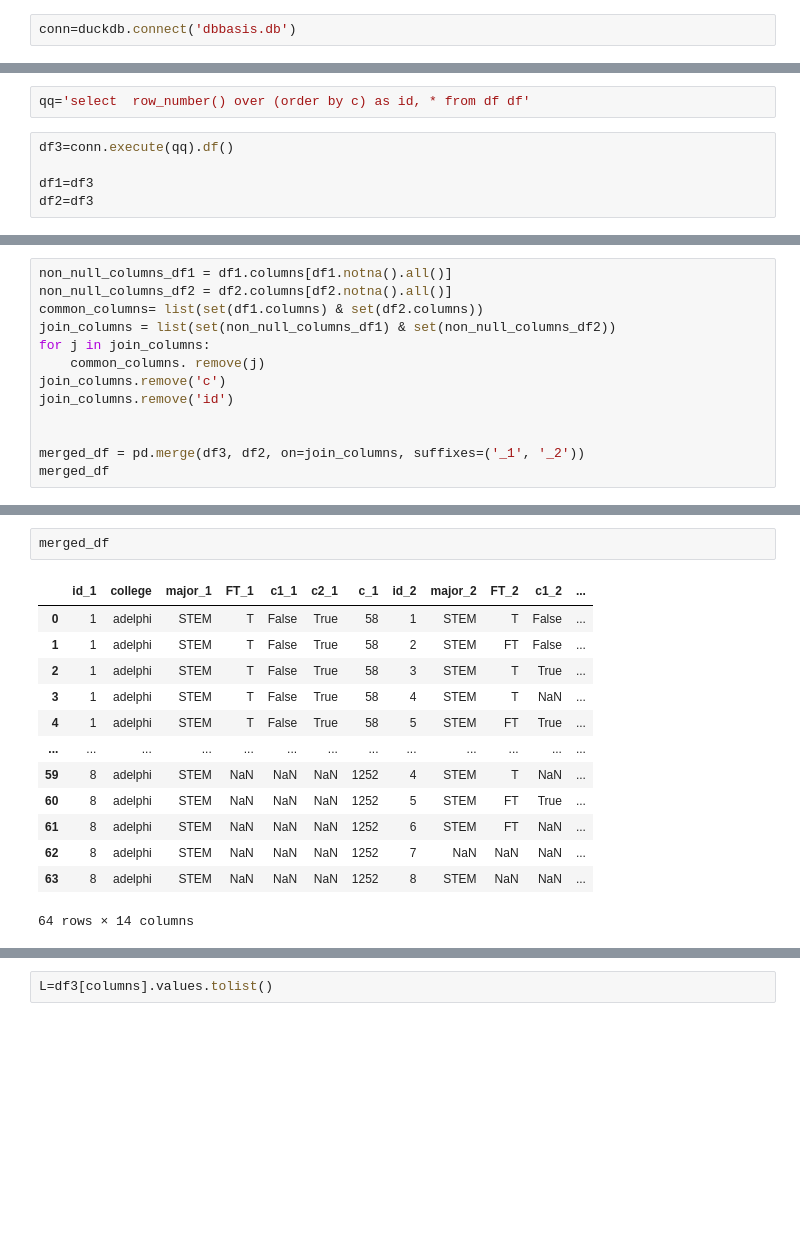
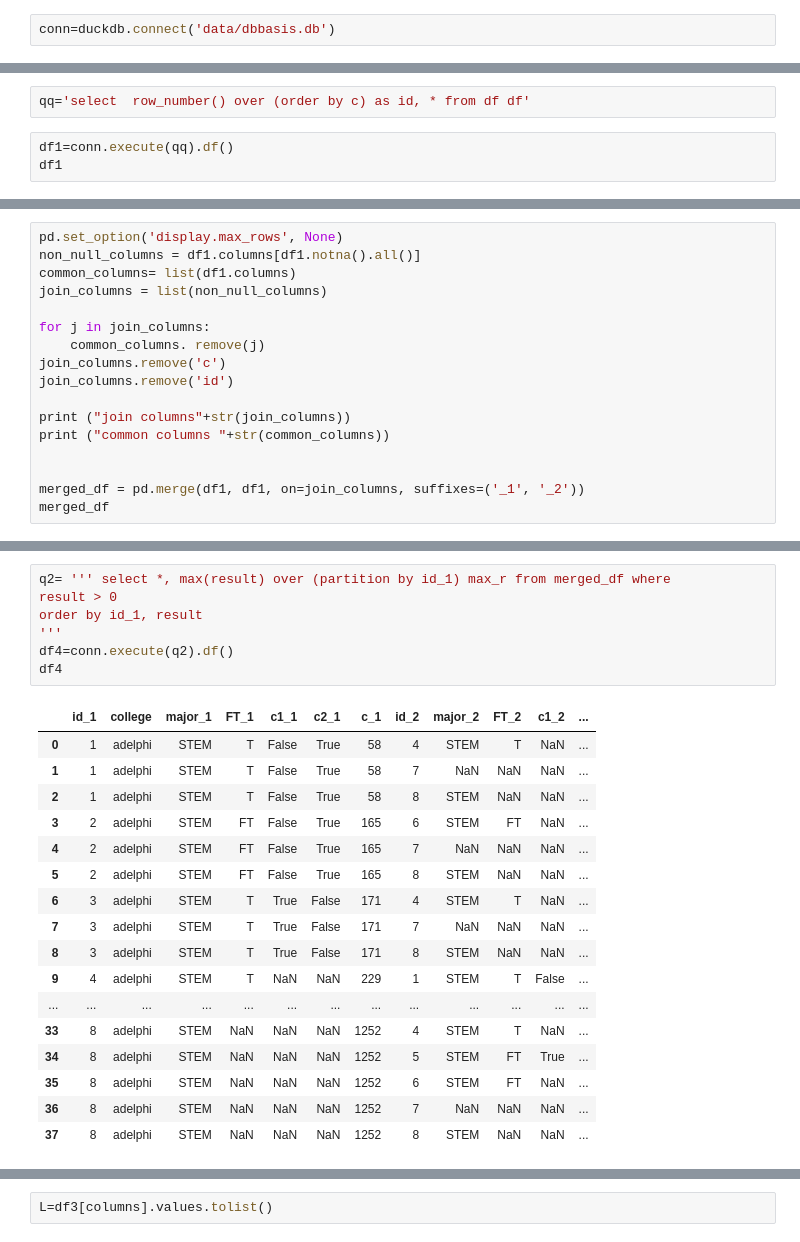
Before and after one commit to DataManagementSystemsLab/STEM2-Dashboard, a Jupyter notebook: Untitled.ipynb, the cells around one changed output, grey strips where cells are left out. Saved outputs shown, nothing was run; the diff lists cells and outputs as text; blank space fills up the shorter version.

```diff
--- a/Untitled.ipynb
+++ b/Untitled.ipynb
@@ -8,7 +8,7 @@ import matplotlib
 import plotly.graph_objects as go
 %matplotlib inline
 # %%
-conn=duckdb.connect('dbbasis.db')
+conn=duckdb.connect('data/dbbasis.db')
 # %%
 q='''select   college,  major,ft, c1,c2,count(*) c from raw_data
 where college='adelphi'
@@ -39,7 +39,5 @@ df
 # %%
 qq='select  row_number() over (order by c) as id, * from df df'
 # %%
-df3=conn.execute(qq).df()
-
-df1=df3
-df2=df3
+df1=conn.execute(qq).df()
+df1
@@ -46,14 +56,18 @@ df2=df3
 # %%
-non_null_columns_df1 = df1.columns[df1.notna().all()]
-non_null_columns_df2 = df2.columns[df2.notna().all()]
-common_columns= list(set(df1.columns) & set(df2.columns))
-join_columns = list(set(non_null_columns_df1) & set(non_null_columns_df2))
+pd.set_option('display.max_rows', None)
+non_null_columns = df1.columns[df1.notna().all()]
+common_columns= list(df1.columns)
+join_columns = list(non_null_columns)
+
 for j in join_columns:
     common_columns. remove(j)
 join_columns.remove('c')
 join_columns.remove('id')
 
+print ("join columns"+str(join_columns))
+print ("common columns "+str(common_columns))
 
-merged_df = pd.merge(df3, df2, on=join_columns, suffixes=('_1', '_2'))
+
+merged_df = pd.merge(df1, df1, on=join_columns, suffixes=('_1', '_2'))
 merged_df
 # %% [output]
@@ -109,19 +194,28 @@ merged_df['Result'] = merged_df.apply(compute_function,args=(common_columns,), a
 # %%
-merged_df
+q2= ''' select *, max(result) over (partition by id_1) max_r from merged_df where
+result > 0
+order by id_1, result
+'''
+df4=conn.execute(q2).df()
+df4
 # %% [output]
 |  | id_1 | college | major_1 | FT_1 | c1_1 | c2_1 | c_1 | id_2 | major_2 | FT_2 | c1_2 | ... |
-| 0 | 1 | adelphi | STEM | T | False | True | 58 | 1 | STEM | T | False | ... |
-| 1 | 1 | adelphi | STEM | T | False | True | 58 | 2 | STEM | FT | False | ... |
-| 2 | 1 | adelphi | STEM | T | False | True | 58 | 3 | STEM | T | True | ... |
-| 3 | 1 | adelphi | STEM | T | False | True | 58 | 4 | STEM | T | NaN | ... |
-| 4 | 1 | adelphi | STEM | T | False | True | 58 | 5 | STEM | FT | True | ... |
+| 0 | 1 | adelphi | STEM | T | False | True | 58 | 4 | STEM | T | NaN | ... |
+| 1 | 1 | adelphi | STEM | T | False | True | 58 | 7 | NaN | NaN | NaN | ... |
+| 2 | 1 | adelphi | STEM | T | False | True | 58 | 8 | STEM | NaN | NaN | ... |
+| 3 | 2 | adelphi | STEM | FT | False | True | 165 | 6 | STEM | FT | NaN | ... |
+| 4 | 2 | adelphi | STEM | FT | False | True | 165 | 7 | NaN | NaN | NaN | ... |
+| 5 | 2 | adelphi | STEM | FT | False | True | 165 | 8 | STEM | NaN | NaN | ... |
+| 6 | 3 | adelphi | STEM | T | True | False | 171 | 4 | STEM | T | NaN | ... |
+| 7 | 3 | adelphi | STEM | T | True | False | 171 | 7 | NaN | NaN | NaN | ... |
+| 8 | 3 | adelphi | STEM | T | True | False | 171 | 8 | STEM | NaN | NaN | ... |
+| 9 | 4 | adelphi | STEM | T | NaN | NaN | 229 | 1 | STEM | T | False | ... |
 | ... | ... | ... | ... | ... | ... | ... | ... | ... | ... | ... | ... | ... |
-| 59 | 8 | adelphi | STEM | NaN | NaN | NaN | 1252 | 4 | STEM | T | NaN | ... |
-| 60 | 8 | adelphi | STEM | NaN | NaN | NaN | 1252 | 5 | STEM | FT | True | ... |
-| 61 | 8 | adelphi | STEM | NaN | NaN | NaN | 1252 | 6 | STEM | FT | NaN | ... |
-| 62 | 8 | adelphi | STEM | NaN | NaN | NaN | 1252 | 7 | NaN | NaN | NaN | ... |
-| 63 | 8 | adelphi | STEM | NaN | NaN | NaN | 1252 | 8 | STEM | NaN | NaN | ... |
+| 33 | 8 | adelphi | STEM | NaN | NaN | NaN | 1252 | 4 | STEM | T | NaN | ... |
+| 34 | 8 | adelphi | STEM | NaN | NaN | NaN | 1252 | 5 | STEM | FT | True | ... |
+| 35 | 8 | adelphi | STEM | NaN | NaN | NaN | 1252 | 6 | STEM | FT | NaN | ... |
+| 36 | 8 | adelphi | STEM | NaN | NaN | NaN | 1252 | 7 | NaN | NaN | NaN | ... |
+| 37 | 8 | adelphi | STEM | NaN | NaN | NaN | 1252 | 8 | STEM | NaN | NaN | ... |
-64 rows × 14 columns
 # %%
 q2= ''' with  M as (select *, max(result) over (partition by id_1) max_r from merged_df where
 result > 0
```
Also changed, not shown: parts of 15 cells of this notebook.
